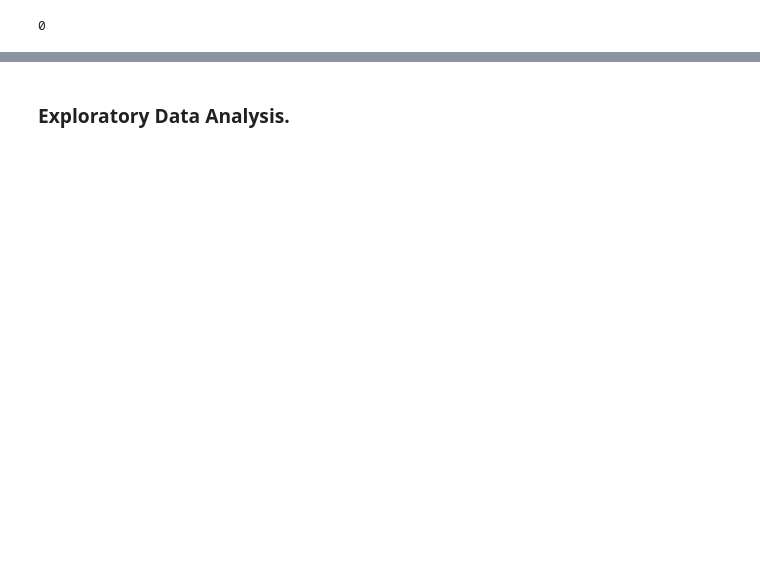
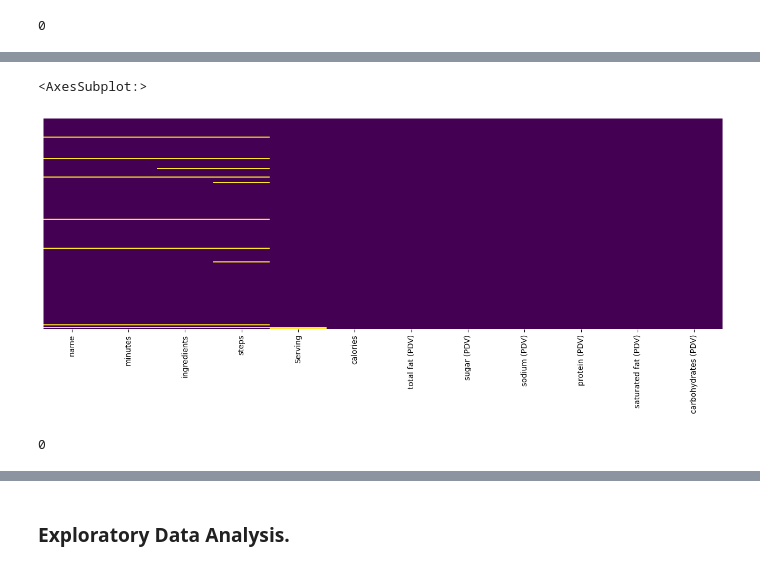
Before and after one commit to Mugangasia/NutriPal-Recipe-Recommendation-System-, a Jupyter notebook: NutriPal_Recipe_Recommendation_System.ipynb, the cells around one changed output, grey strips where cells are left out. Drawn from its saved outputs; the diff is of its cells as text; code cells hidden in the pictures; blank space fills up the shorter version.

```diff
--- a/NutriPal_Recipe_Recommendation_System.ipynb
+++ b/NutriPal_Recipe_Recommendation_System.ipynb
@@ -235,0 +317,2 @@ recipes_df.head()
+# %%
+recipe_ke = pd.read_csv('Kenyan_recipe.csv')
@@ -235,0 +367,7 @@ recipes_df.head()
+# %%
+# checking for null values Visualization
+fig, ax = plt.subplots(figsize=(16,5))
+sns.heatmap(recipe_ke.isnull(),yticklabels=False,cbar=False,cmap='viridis')
+# %% [output]
+<AxesSubplot:>
+[figure, added]
@@ -235,0 +377,5 @@ recipes_df.head()
+# %%
+#CHecking for Duplicates
+recipe_ke.duplicated().sum()
+# %% [output]
+0
```
Also changed, not shown: parts of 62 cells of this notebook.
